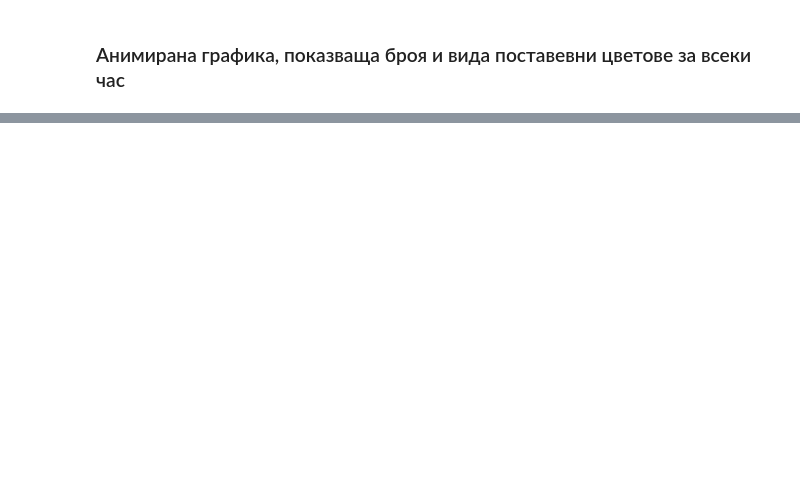
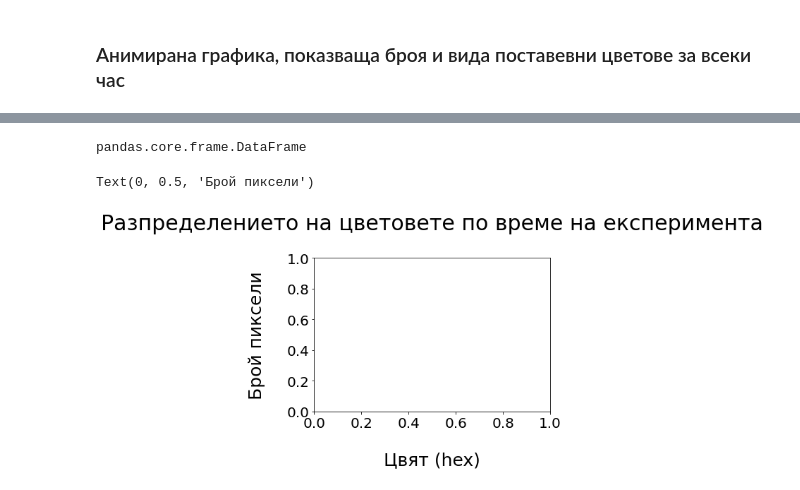
Before and after one commit to Denis-Iv/Analyzing-Social-Experiment, a Jupyter notebook: visualize_data.ipynb, the cells around one changed output, grey strips where cells are left out. Cells and saved outputs as stored; diff of their text form; code cells hidden in the pictures; blank space fills up the shorter version.

Commit message:
Create pivot table and racing bar chart from it

```diff
--- a/visualize_data.ipynb
+++ b/visualize_data.ipynb
@@ -296,0 +327,17 @@ index
+# %%
+ddf_pivoted = ddf_pivoted.compute()
+type(ddf_pivoted)
+# %% [output]
+pandas.core.frame.DataFrame
+# %%
+plt.rcParams['font.size'] = 20
+fig = plt.figure()
+ax = plt.axes()
+
+fig.set_edgecolor('black')
+ax.set_title('Разпределението на цветовете по време на експеримента', pad=TITLE_PADDING, fontsize=TITLE_FONT_SIZE)
+ax.set_xlabel('Цвят (hex)', labelpad=AXIS_PADDING, fontsize=AXIS_FONT_SIZE)
+ax.set_ylabel('Брой пиксели', labelpad=AXIS_PADDING, fontsize=AXIS_FONT_SIZE)
+# %% [output]
+Text(0, 0.5, 'Брой пиксели')
+[figure, added]
```
Also changed, not shown: parts of 10 cells of this notebook, 3 other files.
